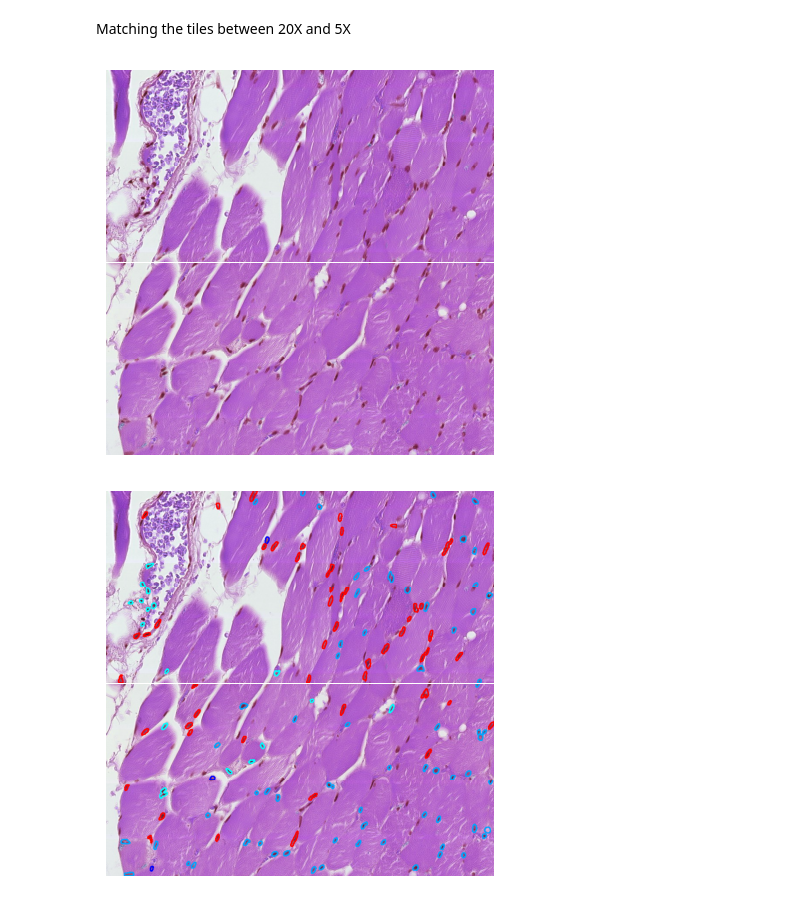
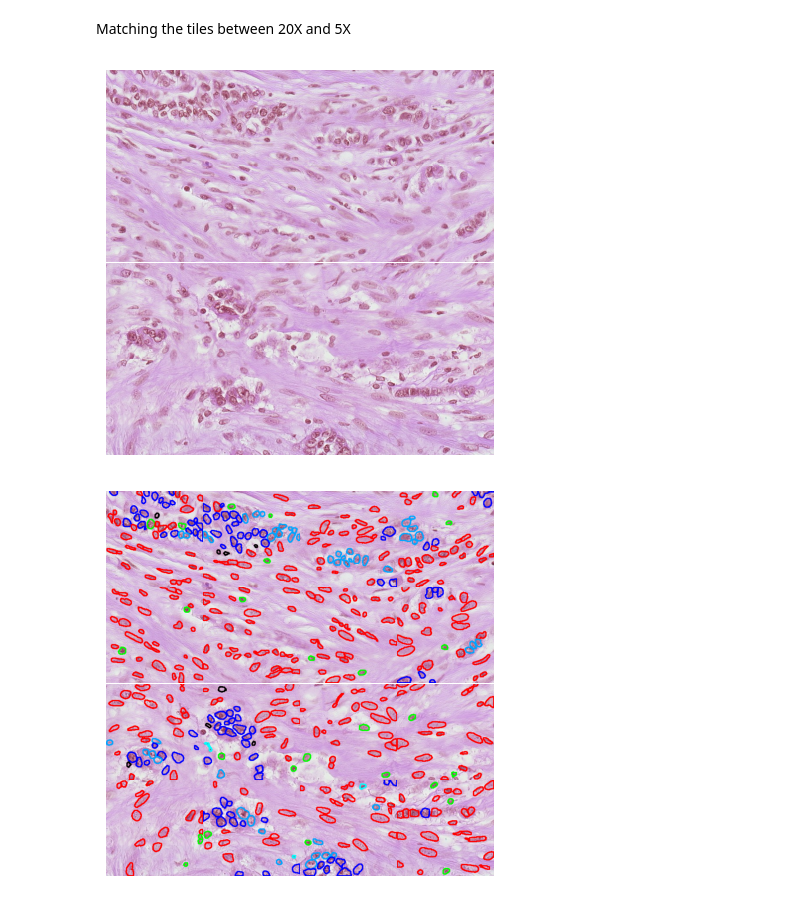
Before and after one commit to FarzanehSeyedshahi/Histomorphological-Phenotype-Learning, a Jupyter notebook: workflow/hovernet.ipynb, the cells around one changed output. Saved outputs shown, nothing was run; the diff lists cells and outputs as text; code cells hidden in the pictures.

```diff
--- a/workflow/hovernet.ipynb
+++ b/workflow/hovernet.ipynb
@@ -20,37 +22,37 @@ fig2.subplots_adjust(hspace=0, wspace=0)
 
 # off the grids
 for ax in ax1.flat:
     ax.axis('off')
 for ax in ax2.flat:
     ax.axis('off')
 
-i_5x, j_5x = 12, 20
+i_5x, j_5x = 36,27
 start_i, start_j = i_5x*4, j_5x*4
 
 
 for i in range(start_i, start_i+4):
     for j in range(start_j, start_j+4):
         try:
             folder, format_ = 'overlay', 'png'
-            path = '/nfs/home/users/fshahi/Projects/Datasets/large_ndpis/hovernet/MESO_229_6_files/20.0/overlay/{}_{}.png'.format(i,j)
+            path = '/nfs/home/users/fshahi/Projects/Datasets/large_ndpis/hovernet/MESO_277_6_files/20.0/overlay/{}_{}.png'.format(i,j)
             overlay = cv2.imread(path)
 
             # load the original image
-            path = '/nfs/home/users/fshahi/Projects/Datasets/large_ndpis/tiled/MESO_229_6_files/20.0/{}_{}.jpeg'.format(i, j)
+            path = '/nfs/home/users/fshahi/Projects/Datasets/large_ndpis/tiled/MESO_277_6_files/20.0/{}_{}.jpeg'.format(i, j)
             image = cv2.imread(path)
 
             i_plot = i-start_i
             j_plot = j-start_j
 
             ax1[j_plot, i_plot].imshow(image)
             ax2[j_plot, i_plot].imshow(overlay)
 
         except:
             pass
 
 plt.show()
 # %% [output]
-[figure, old version]
+[figure, new version]
-[figure, old version]
+[figure, new version]
 # %%
 # show the 5x version of the image
```
Also changed, not shown: parts of 10 cells of this notebook, 1 other file.
